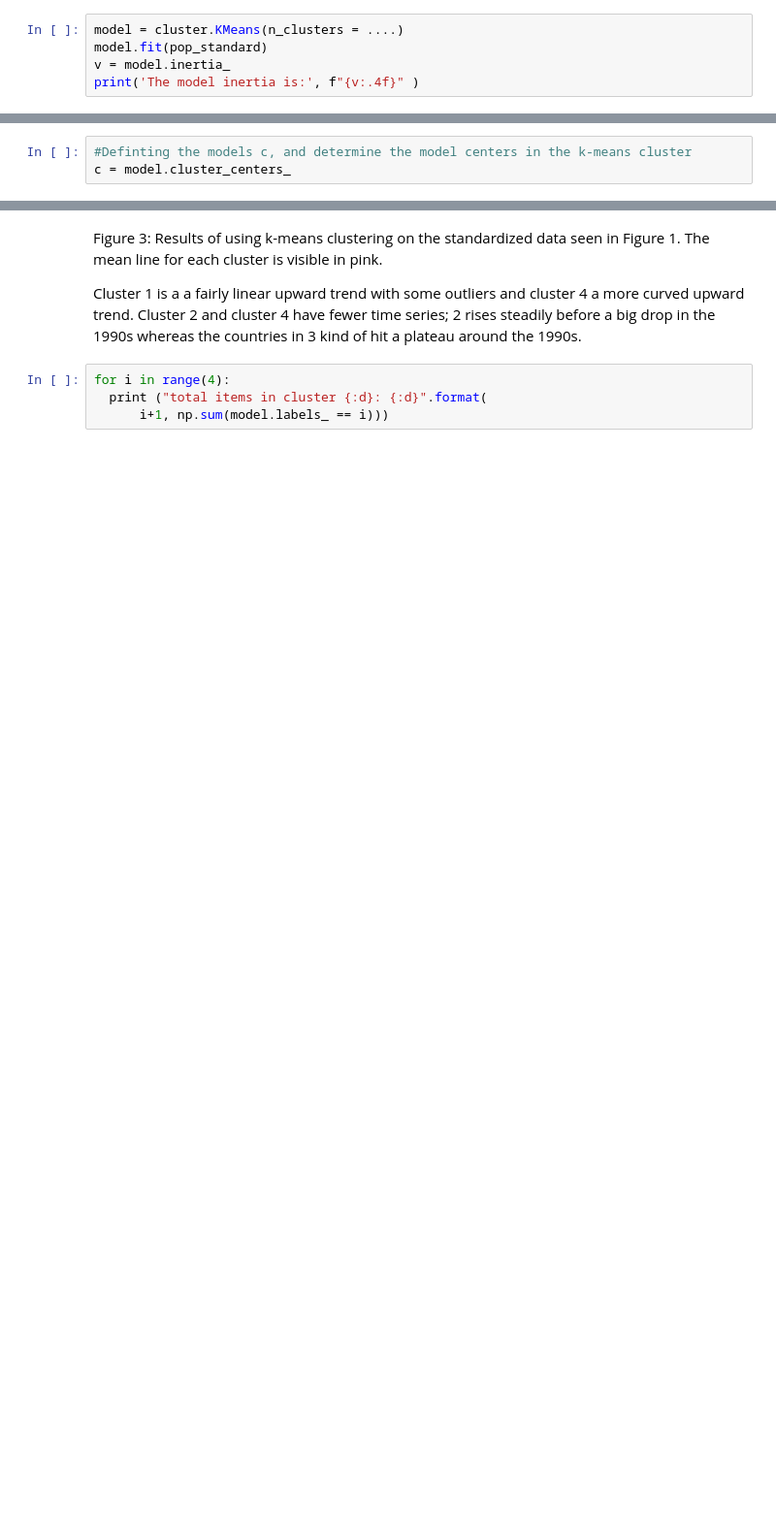
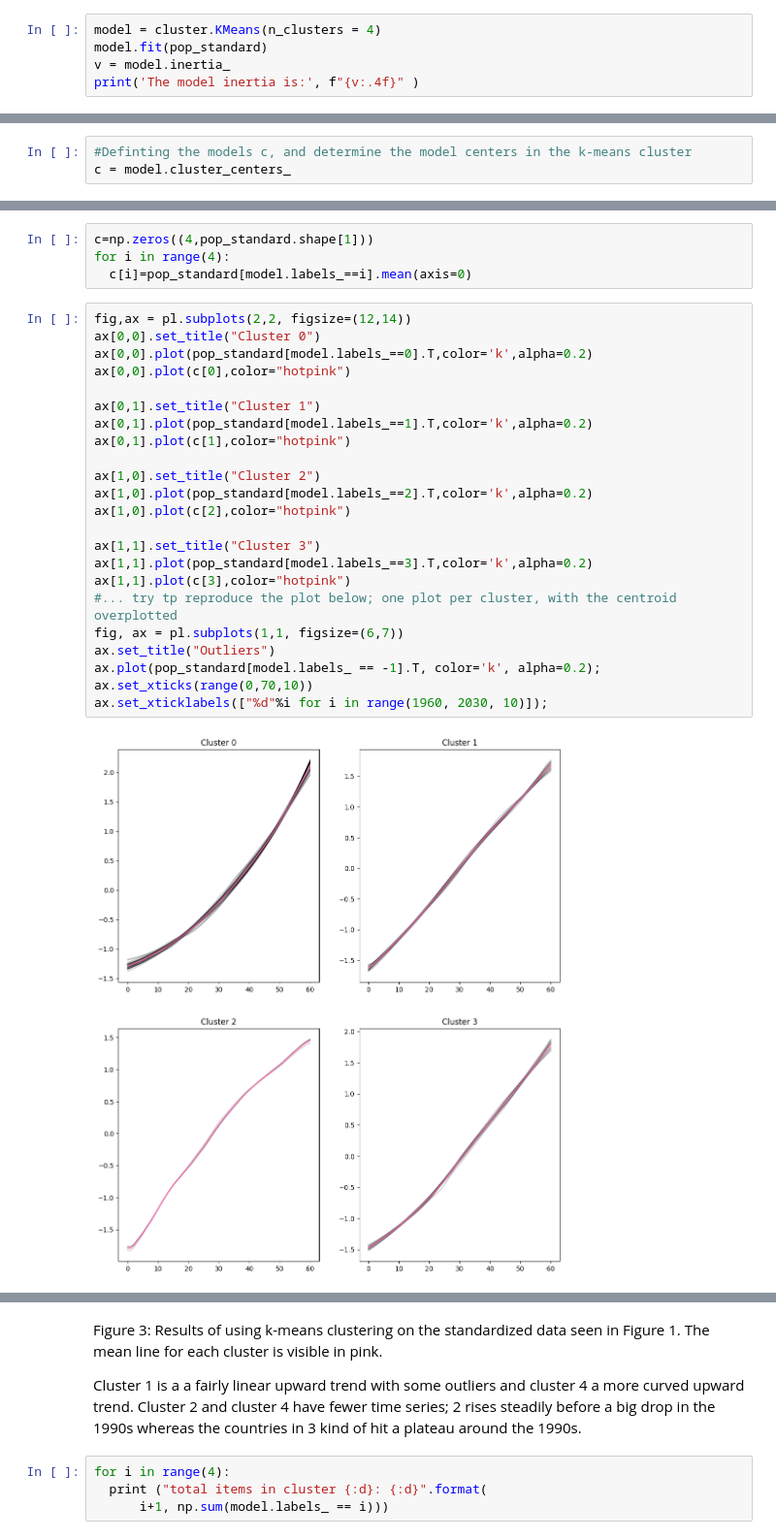
Before and after one commit to carlottaviappiani/MLPNS_CV, a Jupyter notebook: my_TimeSeriesClustering_instructions.ipynb, the cells around one changed output, grey strips where cells are left out. Shown at 97% size. Drawn from its saved outputs; the diff is of its cells as text; blank space fills up the shorter version.

````diff
--- a/my_TimeSeriesClustering_instructions.ipynb
+++ b/my_TimeSeriesClustering_instructions.ipynb
@@ -233,7 +286,7 @@ ax[1,0]....
 ax[1,1]....
 ```
 # %%
-model = cluster.KMeans(n_clusters = ....)
+model = cluster.KMeans(n_clusters = 4)
 model.fit(pop_standard)
 v = model.inertia_
 print('The model inertia is:', f"{v:.4f}" )
@@ -251,0 +319,29 @@ fig,ax = pl.subplots(2,2, figsize=(12,14))
+# %%
+c=np.zeros((4,pop_standard.shape[1]))
+for i in range(4):
+  c[i]=pop_standard[model.labels_==i].mean(axis=0)
+# %%
+fig,ax = pl.subplots(2,2, figsize=(12,14))
+ax[0,0].set_title("Cluster 0")
+ax[0,0].plot(pop_standard[model.labels_==0].T,color='k',alpha=0.2)
+ax[0,0].plot(c[0],color="hotpink")
+
+ax[0,1].set_title("Cluster 1")
+ax[0,1].plot(pop_standard[model.labels_==1].T,color='k',alpha=0.2)
+ax[0,1].plot(c[1],color="hotpink")
+
+ax[1,0].set_title("Cluster 2")
+ax[1,0].plot(pop_standard[model.labels_==2].T,color='k',alpha=0.2)
+ax[1,0].plot(c[2],color="hotpink")
+
+ax[1,1].set_title("Cluster 3")
+ax[1,1].plot(pop_standard[model.labels_==3].T,color='k',alpha=0.2)
+ax[1,1].plot(c[3],color="hotpink")
+#... try tp reproduce the plot below; one plot per cluster, with the centroid overplotted
+fig, ax = pl.subplots(1,1, figsize=(6,7))
+ax.set_title("Outliers")
+ax.plot(pop_standard[model.labels_ == -1].T, color='k', alpha=0.2);
+ax.set_xticks(range(0,70,10))
+ax.set_xticklabels(["%d"%i for i in range(1960, 2030, 10)]);
+# %% [output]
+[figure, added]
````
Also changed, not shown: parts of 15 cells of this notebook.
